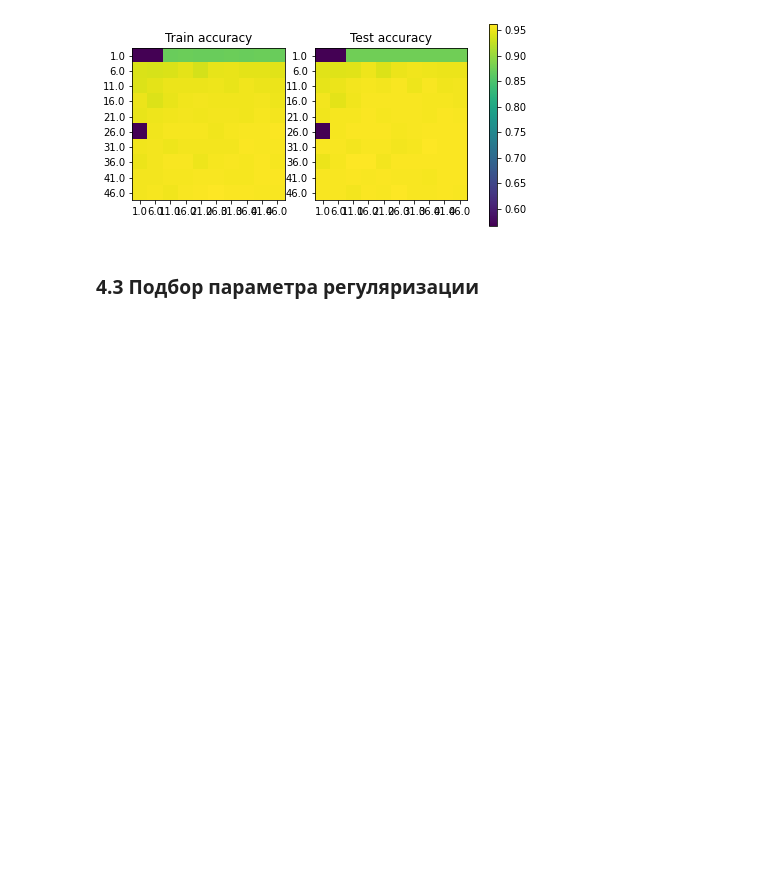
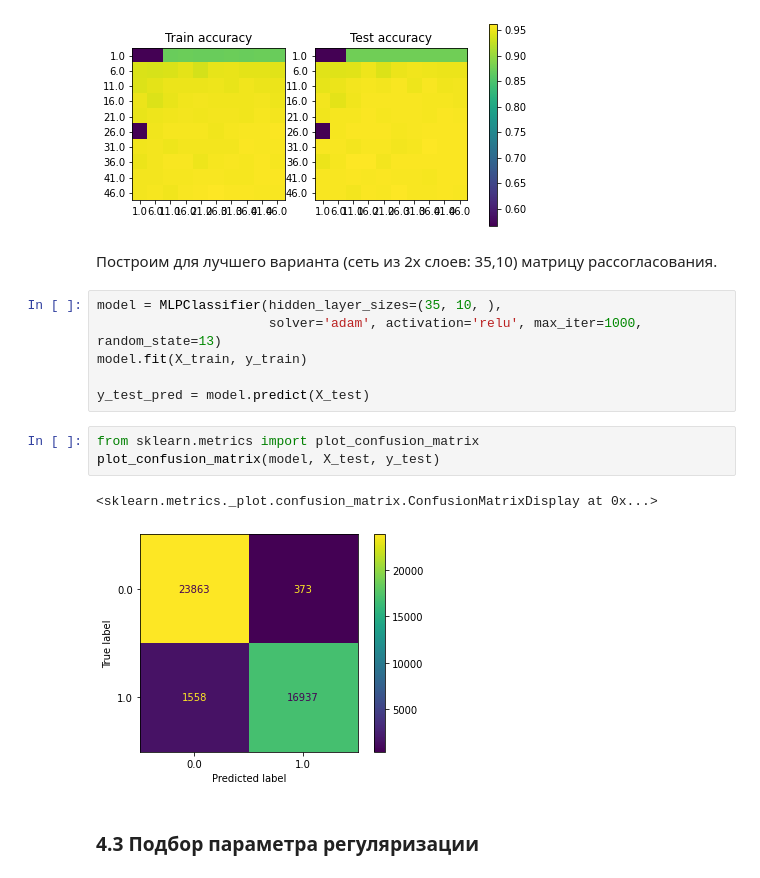
Before and after one commit to a-sidorova/machine_learning_course, a Jupyter notebook: 02_FullyConnected_network.ipynb, the cells around one changed output. Drawn from its saved outputs; the diff is of its cells as text; blank space fills up the shorter version.

```diff
--- a/02_FullyConnected_network.ipynb
+++ b/02_FullyConnected_network.ipynb
@@ -269,6 +269,20 @@ Test: accuracy=0.9599354098897755, number of neurons=45,25
 Test: Max accuracy=0.9614331515761391, number of neurons=35,10
 Train: accuracy=0.964763244040758, number of neurons=35,10
 [figure]
+# %% [markdown]
+Построим для лучшего варианта (сеть из 2х слоев: 35,10) матрицу рассогласования.
+# %%
+model = MLPClassifier(hidden_layer_sizes=(35, 10, ),
+                      solver='adam', activation='relu', max_iter=1000, random_state=13)
+model.fit(X_train, y_train)
+
+y_test_pred = model.predict(X_test)
+# %%
+from sklearn.metrics import plot_confusion_matrix
+plot_confusion_matrix(model, X_test, y_test)
+# %% [output]
+<sklearn.metrics._plot.confusion_matrix.ConfusionMatrixDisplay at 0x...>
+[figure, added]
 # %% [markdown]
 ### 4.3 Подбор параметра регуляризации
 # %% [markdown]
```
Also changed, not shown: 1 other file.
